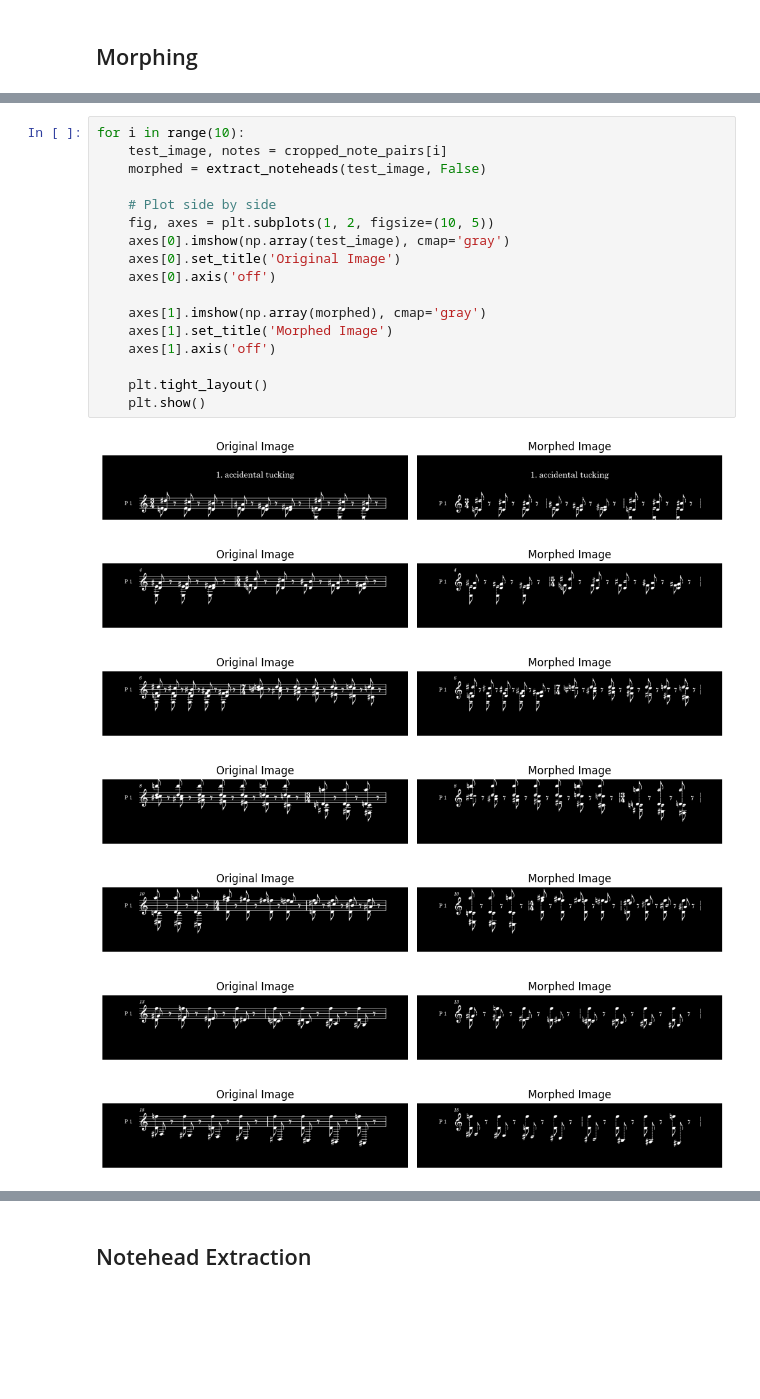
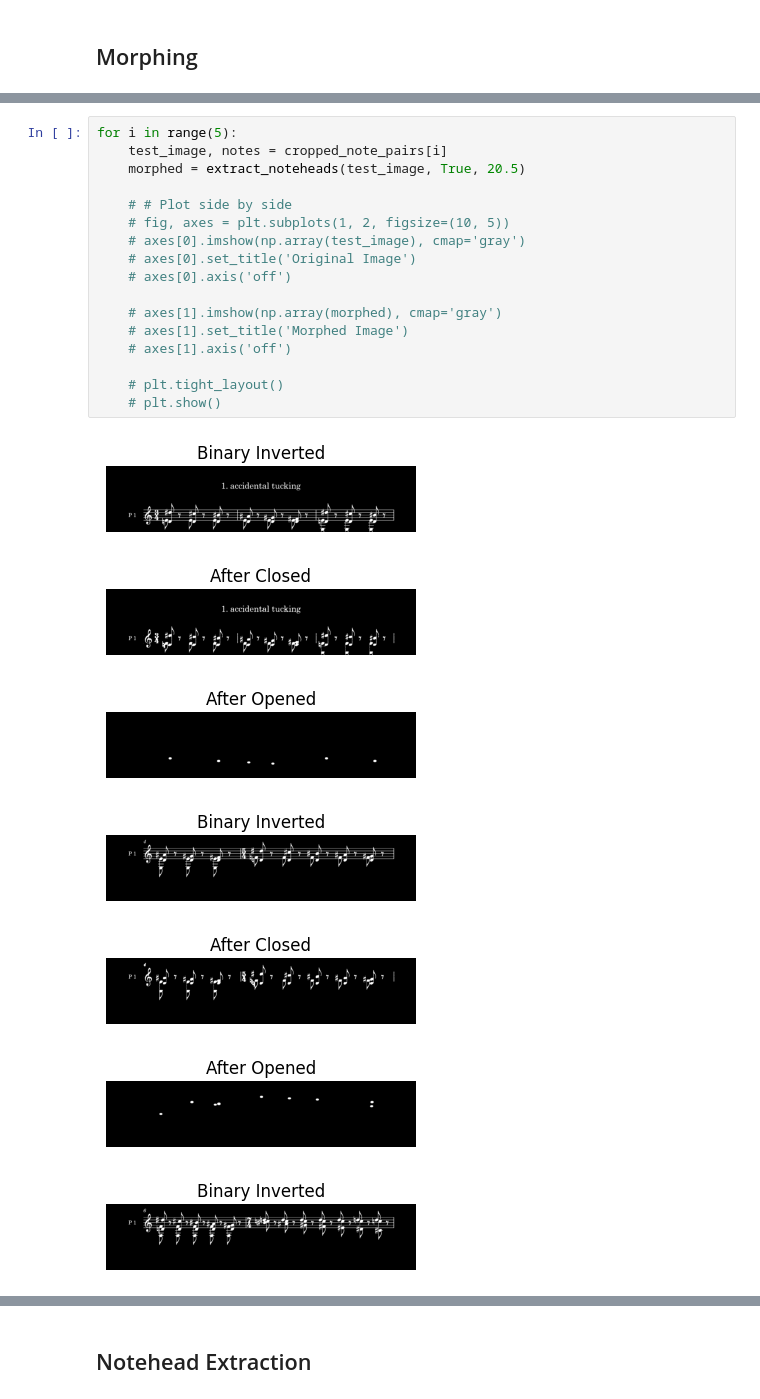
Before and after one commit to austinliu05/brown-dl-s25-final-project, a Jupyter notebook: brown-s25-final-project.ipynb, the cells around one changed output, grey strips where cells are left out. Cells and saved outputs as stored; diff of their text form; blank space fills up the shorter version.

```diff
--- a/brown-s25-final-project.ipynb
+++ b/brown-s25-final-project.ipynb
@@ -487,27 +540,27 @@ def extract_noteheads(img_path, debug: bool, ellipse_size: int) -> np.ndarray:
 
     return morphed
 # %%
-for i in range(10):
+for i in range(5):
     test_image, notes = cropped_note_pairs[i]
-    morphed = extract_noteheads(test_image, False)
+    morphed = extract_noteheads(test_image, True, 20.5)
 
-    # Plot side by side
-    fig, axes = plt.subplots(1, 2, figsize=(10, 5))
-    axes[0].imshow(np.array(test_image), cmap='gray')
-    axes[0].set_title('Original Image')
-    axes[0].axis('off')
+    # # Plot side by side
+    # fig, axes = plt.subplots(1, 2, figsize=(10, 5))
+    # axes[0].imshow(np.array(test_image), cmap='gray')
+    # axes[0].set_title('Original Image')
+    # axes[0].axis('off')
 
-    axes[1].imshow(np.array(morphed), cmap='gray')
-    axes[1].set_title('Morphed Image')
-    axes[1].axis('off')
+    # axes[1].imshow(np.array(morphed), cmap='gray')
+    # axes[1].set_title('Morphed Image')
+    # axes[1].axis('off')
 
-    plt.tight_layout()
-    plt.show()
+    # plt.tight_layout()
+    # plt.show()
 # %% [output]
-[figure, old version]
+[figure, new version]
-[figure, old version]
+[figure, new version]
-[figure, old version]
+[figure, new version]
-[figure, old version]
+[figure, new version]
-[figure, old version]
+[figure, new version]
-[figure, old version]
+[figure, new version]
-[figure, old version]
+[figure, new version]
```
Also changed, not shown: parts of 13 cells of this notebook.
